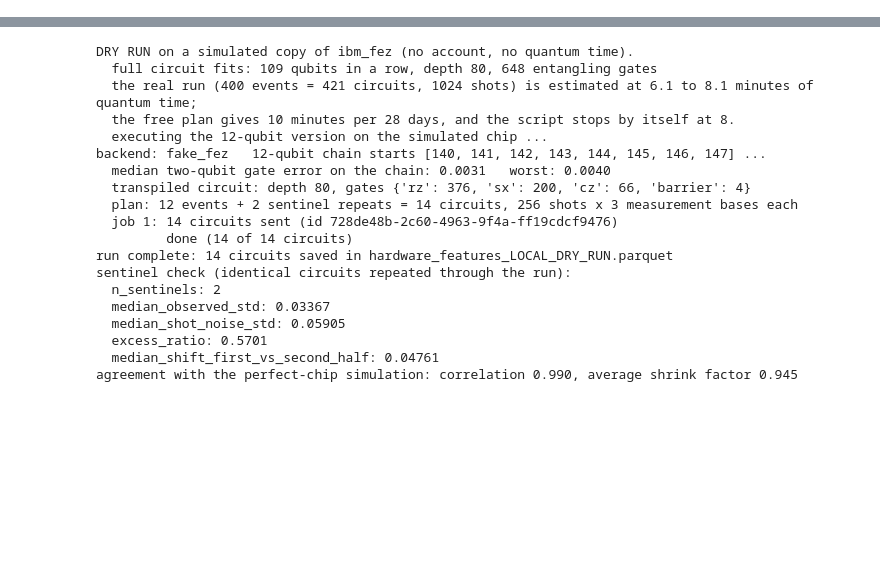
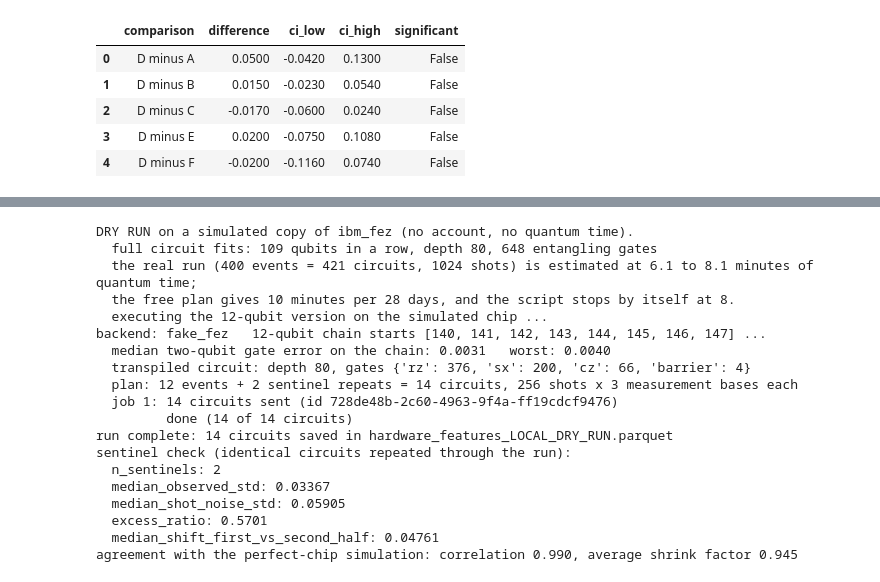
Before and after one commit to noahjacks/Quantum-Computation-of-Quantitative-Methods-with-Machine-Learning, a Jupyter notebook: notebooks/05_hardware_run_and_limitations.ipynb, the cells around one changed output, grey strips where cells are left out. Saved outputs shown, nothing was run; the diff lists cells and outputs as text; code cells hidden in the pictures; blank space fills up the shorter version.

```diff
--- a/notebooks/05_hardware_run_and_limitations.ipynb
+++ b/notebooks/05_hardware_run_and_limitations.ipynb
@@ -91,0 +115,10 @@ Here is the output of the dry run (step 1) on this machine:
+# %%
+diff = pd.read_csv(C.TABLES / "partD_hardware_differences.csv")
+diff.round(3)
+# %% [output]
+|  | comparison | difference | ci_low | ci_high | significant |
+| 0 | D minus A | 0.0500 | -0.0420 | 0.1300 | False |
+| 1 | D minus B | 0.0150 | -0.0230 | 0.0540 | False |
+| 2 | D minus C | -0.0170 | -0.0600 | 0.0240 | False |
+| 3 | D minus E | 0.0200 | -0.0750 | 0.1080 | False |
+| 4 | D minus F | -0.0200 | -0.1160 | 0.0740 | False |
```
Also changed, not shown: parts of 20 cells of this notebook, 22 other files.
